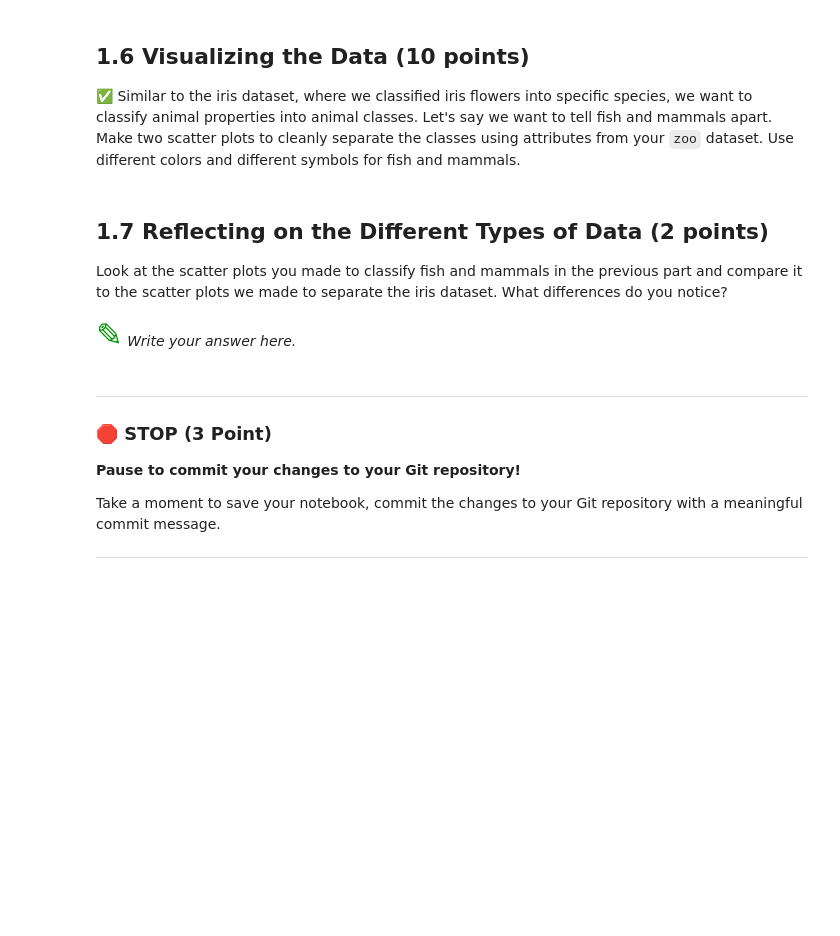
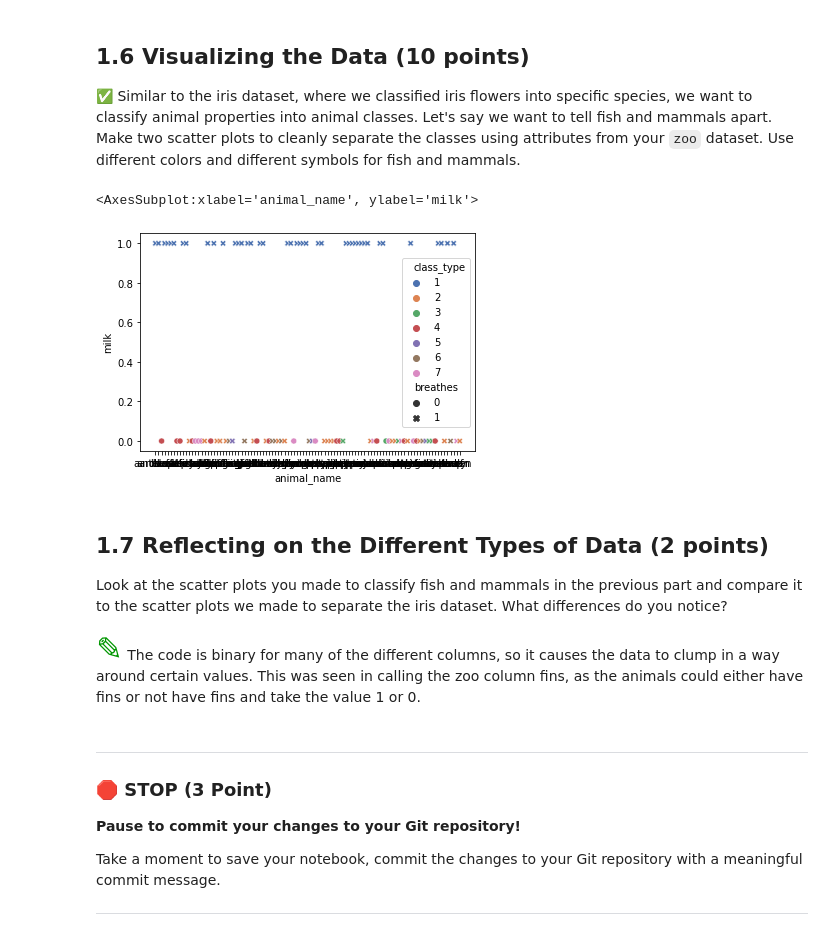
Before and after one commit to selembad/cmse_202_hw_repo, a Jupyter notebook: hw-02/csme202_HW-02_PandasAndObjects.ipynb, the cells around one changed output. Cells and saved outputs as stored; diff of their text form; code cells hidden in the pictures; blank space fills up the shorter version.

```diff
--- a/hw-02/csme202_HW-02_PandasAndObjects.ipynb
+++ b/hw-02/csme202_HW-02_PandasAndObjects.ipynb
@@ -83,3 +96,6 @@ Look at both datasets (`class.csv`, `zoo.csv`). Describe the contents of both da
 &#9989; Use pandas to read in the `zoo.csv` and `class.csv` files into DataFrames.
 # %%
 #Write code here
+zoo = pd.read_csv('zoo.csv')
+class_data = pd.read_csv('class.csv')
+zoo
@@ -95,12 +151,16 @@ Look back in the PCA/ICA and see how we used `groupby` to find the number of Iri
 &#9989; Similar to the iris dataset, where we classified iris flowers into specific species, we want to classify animal properties into animal classes. Let's say we want to tell fish and mammals apart. Make two scatter plots to cleanly separate the classes using attributes from your `zoo` dataset. Use different colors and different symbols for fish and mammals.
 # %%
 #Write your code here
+sns.scatterplot(data = zoo, x = zoo['animal_name'], y = zoo['milk'], hue = zoo['class_type'], style = zoo['breathes'], palette="deep",)
+# %% [output]
+<AxesSubplot:xlabel='animal_name', ylabel='milk'>
+[figure, added]
 # %% [markdown]
 ## 1.7 Reflecting on the Different Types of Data (2 points)
 
 Look at the scatter plots you made to classify fish and mammals in the previous part and compare it to the scatter plots we made to separate the iris dataset. What differences do you notice?
 # %% [markdown]
-<font size=6 color="#009600">&#9998;</font> *Write your answer here.*
+<font size=6 color="#009600">&#9998;</font> The code is binary for many of the different columns, so it causes the data to clump in a way around certain values. This was seen in calling the zoo column fins, as the animals could either have fins or not have fins and take the value 1 or 0.
 # %% [markdown]
 ---
 ### &#128721; STOP (3 Point)
```
Also changed, not shown: parts of 13 cells of this notebook.
